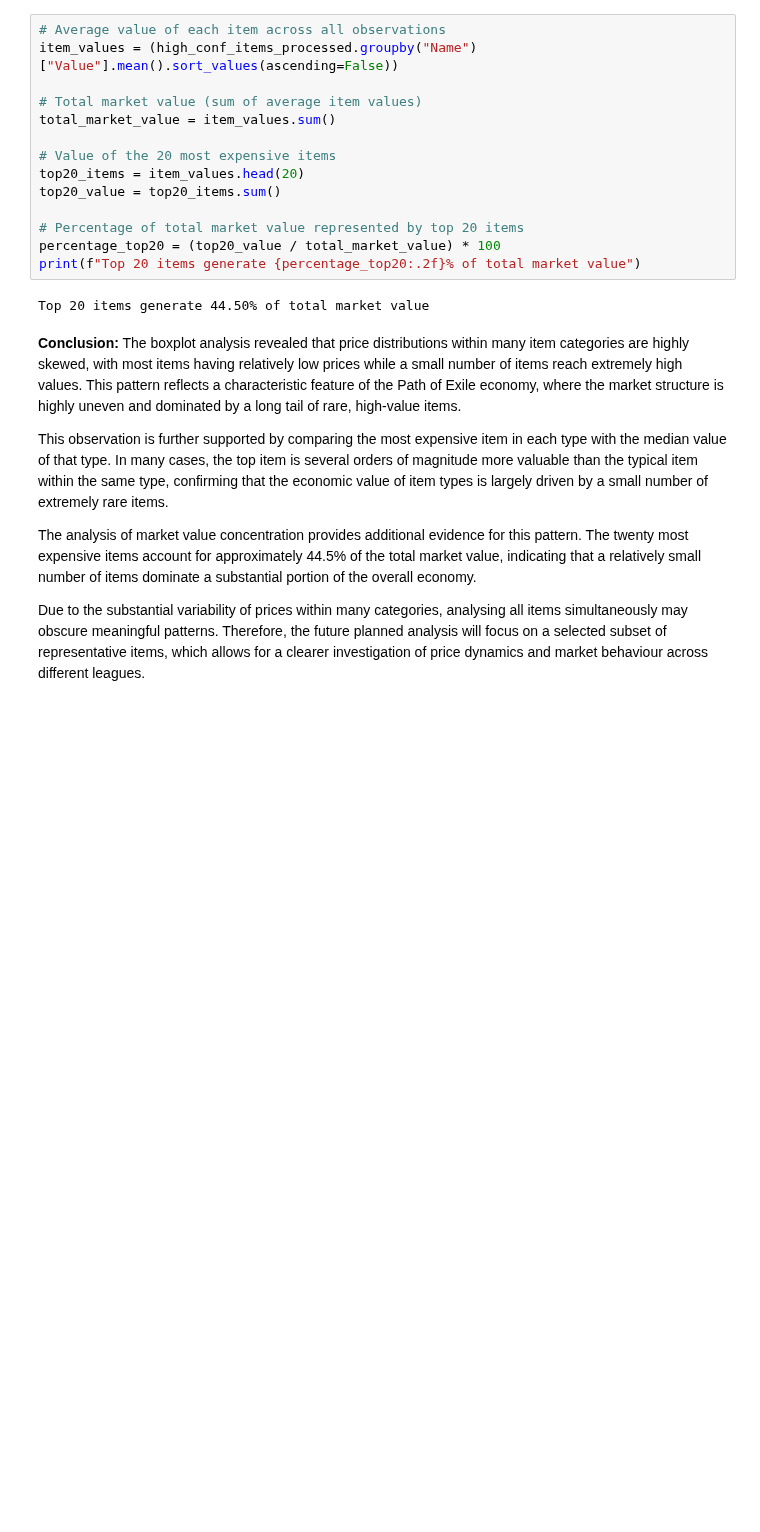
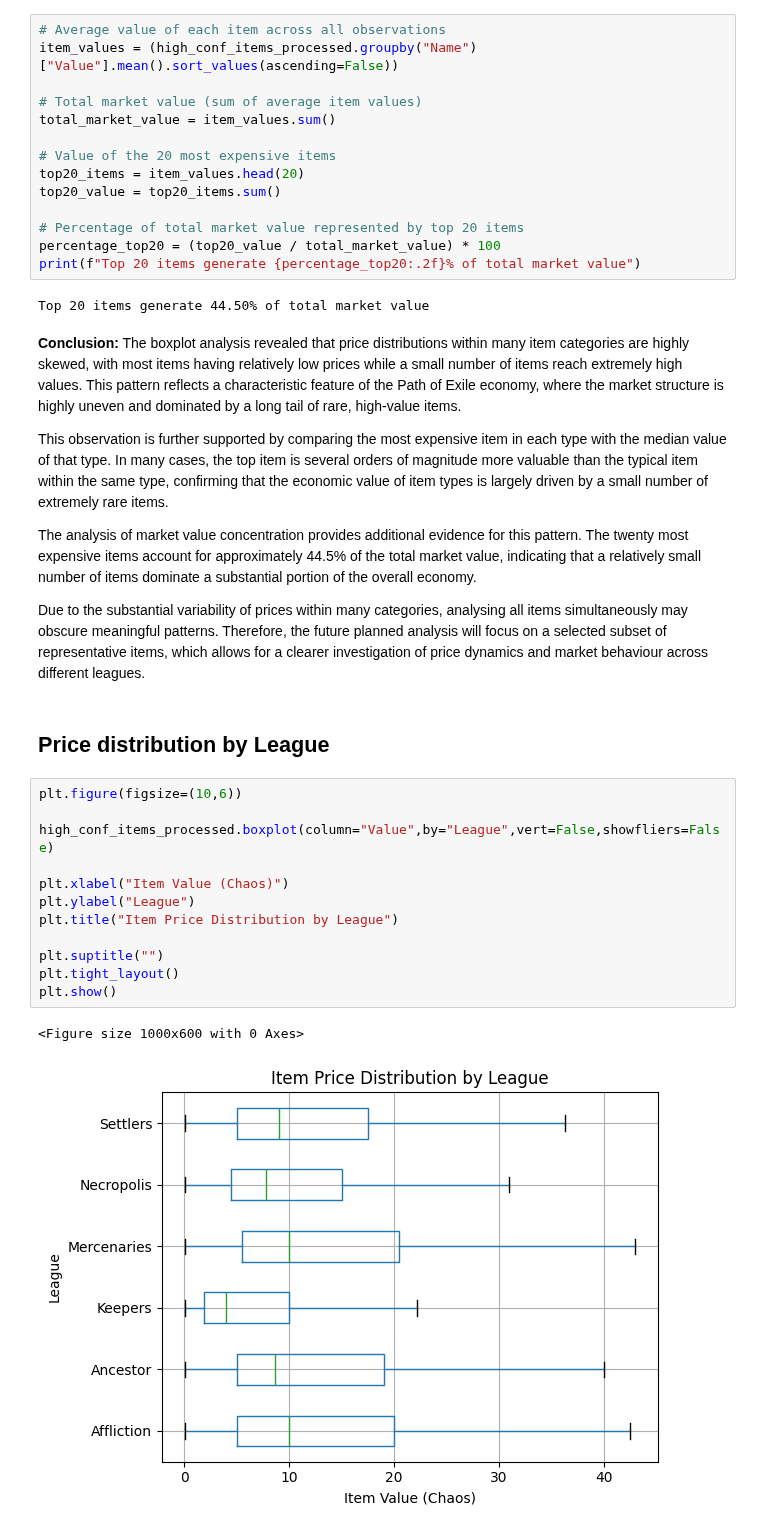
Before and after one commit to NataliaMiodowska/PoeMarketAnalyser, a Jupyter notebook: notebooks/02_actual_exploratory_data_analysis.ipynb, the cells around one changed output. Saved outputs shown, nothing was run; the diff lists cells and outputs as text; blank space fills up the shorter version.

```diff
--- a/notebooks/02_actual_exploratory_data_analysis.ipynb
+++ b/notebooks/02_actual_exploratory_data_analysis.ipynb
@@ -261,3 +262,20 @@ This observation is further supported by comparing the most expensive item in ea
 The analysis of market value concentration provides additional evidence for this pattern. The twenty most expensive items account for approximately 44.5% of the total market value, indicating that a relatively small number of items dominate a substantial portion of the overall economy.
 
 Due to the substantial variability of prices within many categories, analysing all items simultaneously may obscure meaningful patterns. Therefore, the future planned analysis will focus on a selected subset of representative items, which allows for a clearer investigation of price dynamics and market behaviour across different leagues.
+# %% [markdown]
+## Price distribution by League
+# %%
+plt.figure(figsize=(10,6))
+
+high_conf_items_processed.boxplot(column="Value",by="League",vert=False,showfliers=False)
+
+plt.xlabel("Item Value (Chaos)")
+plt.ylabel("League")
+plt.title("Item Price Distribution by League")
+
+plt.suptitle("")
+plt.tight_layout()
+plt.show()
+# %% [output]
+<Figure size 1000x600 with 0 Axes>
+[figure, added]
```
Also changed, not shown: parts of 11 cells of this notebook.
